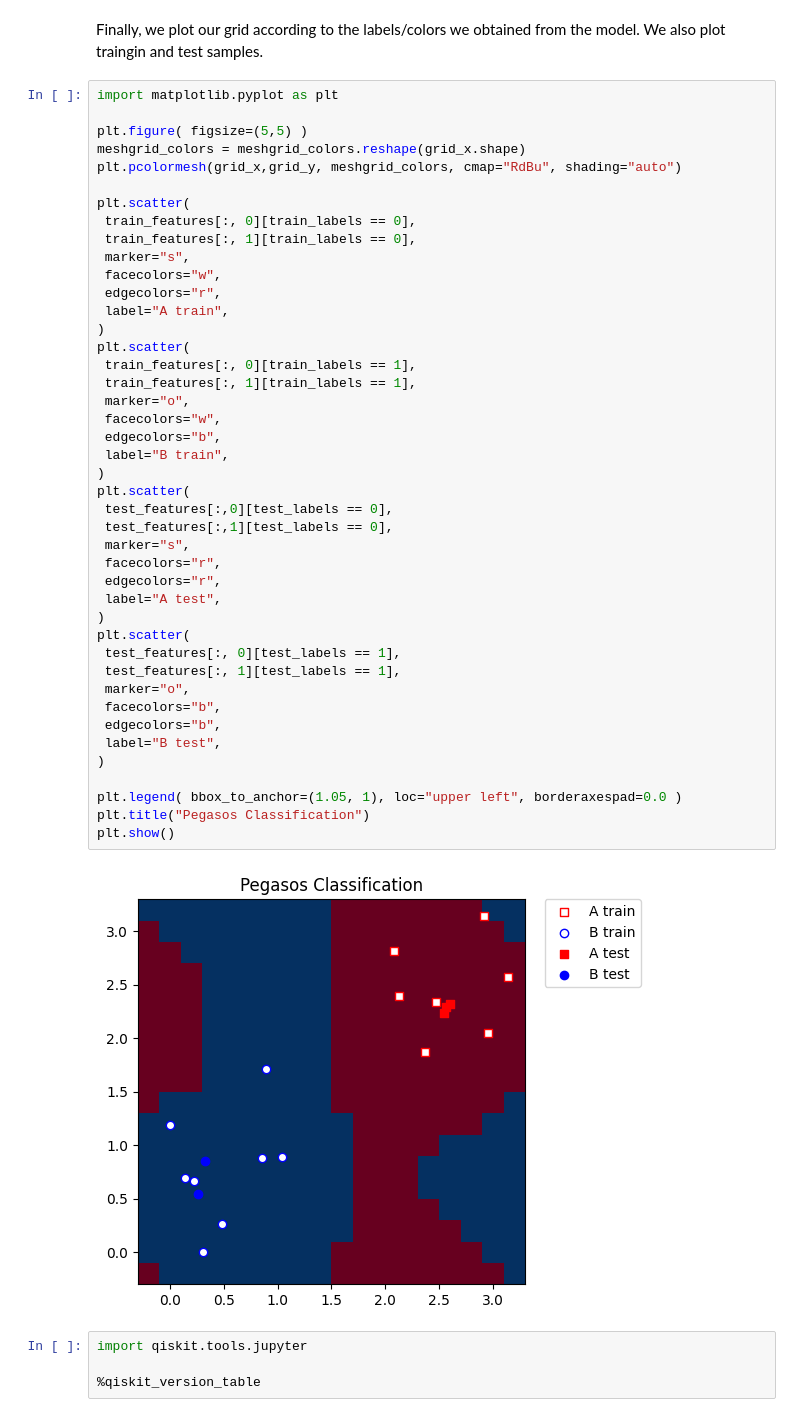
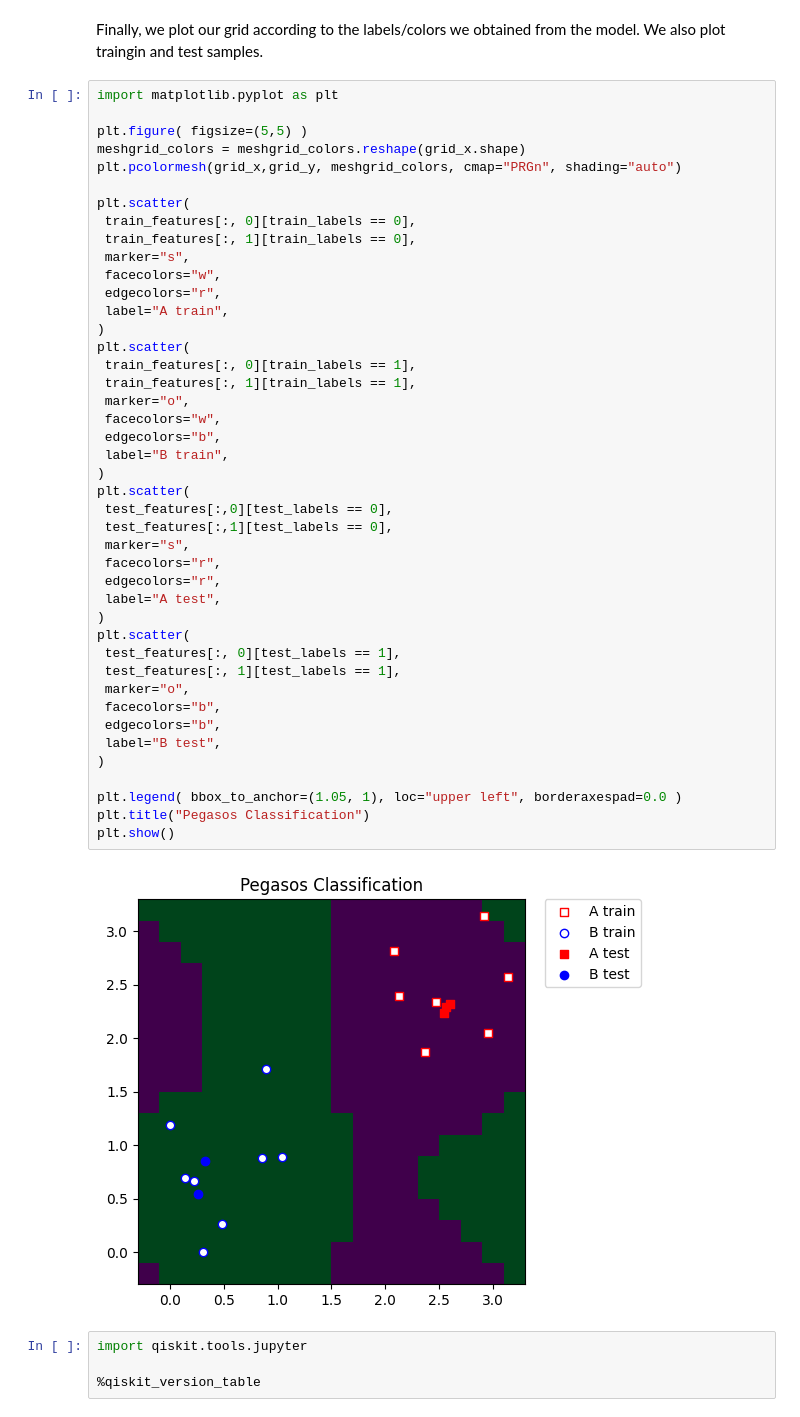
Before and after one commit to camilocbarrera/qiskit-training, a Jupyter notebook: Quantum Support Vector Machine.ipynb, the cells around one changed output. Cells and saved outputs as stored; diff of their text form.

Commit message:
cmap thing

```diff
--- a/Quantum Support Vector Machine.ipynb
+++ b/Quantum Support Vector Machine.ipynb
@@ -139,7 +139,7 @@ import matplotlib.pyplot as plt
 
 plt.figure( figsize=(5,5) )
 meshgrid_colors = meshgrid_colors.reshape(grid_x.shape)
-plt.pcolormesh(grid_x,grid_y, meshgrid_colors, cmap="RdBu", shading="auto")
+plt.pcolormesh(grid_x,grid_y, meshgrid_colors, cmap="PRGn", shading="auto")
 
 plt.scatter(
  train_features[:, 0][train_labels == 0],
@@ -151,34 +151,34 @@ plt.scatter(
 )
 plt.scatter(
  train_features[:, 0][train_labels == 1],
  train_features[:, 1][train_labels == 1],
  marker="o",
  facecolors="w",
  edgecolors="b",
  label="B train",
 )
 plt.scatter(
  test_features[:,0][test_labels == 0],
  test_features[:,1][test_labels == 0],
  marker="s",
  facecolors="r",
  edgecolors="r",
  label="A test",
 )
 plt.scatter(
  test_features[:, 0][test_labels == 1],
  test_features[:, 1][test_labels == 1],
  marker="o",
  facecolors="b",
  edgecolors="b",
  label="B test",
 )
 
 plt.legend( bbox_to_anchor=(1.05, 1), loc="upper left", borderaxespad=0.0 )
 plt.title("Pegasos Classification")
 plt.show()
 # %% [output]
-[figure, old version]
+[figure, new version]
 # %%
 import qiskit.tools.jupyter
 
```
